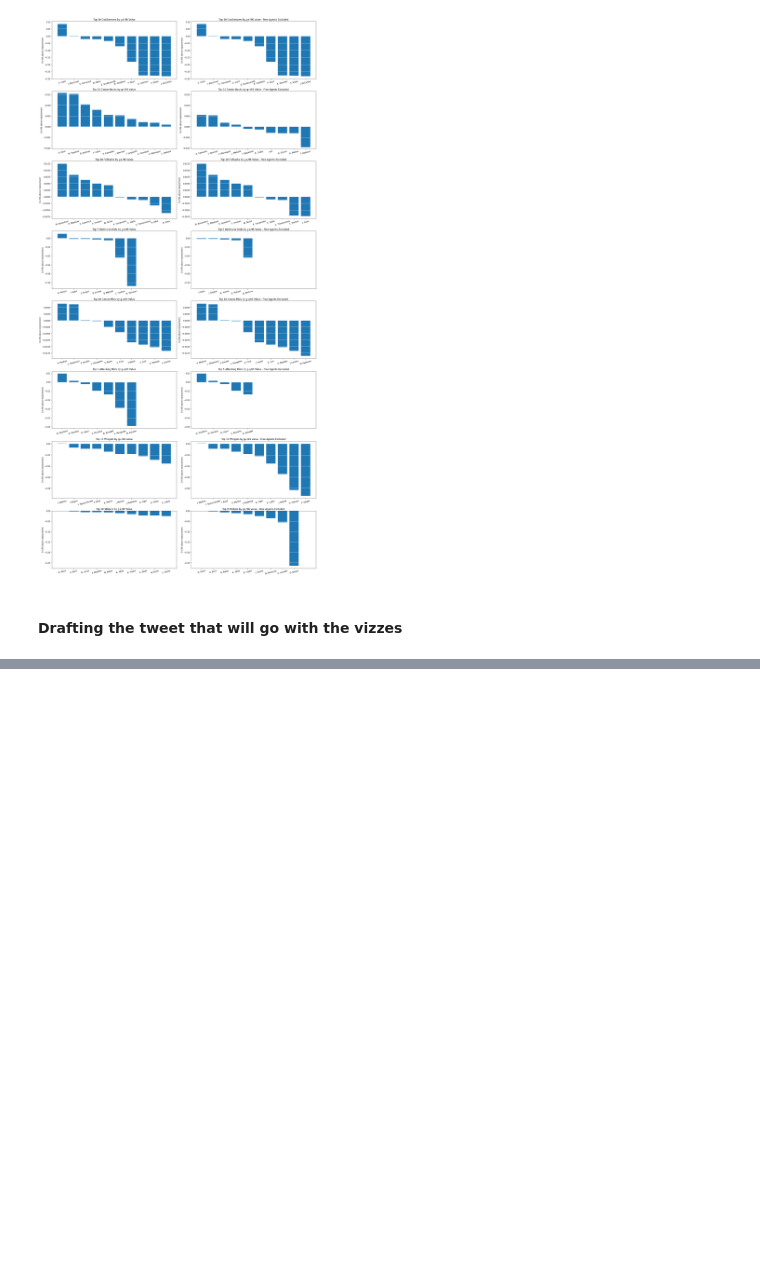
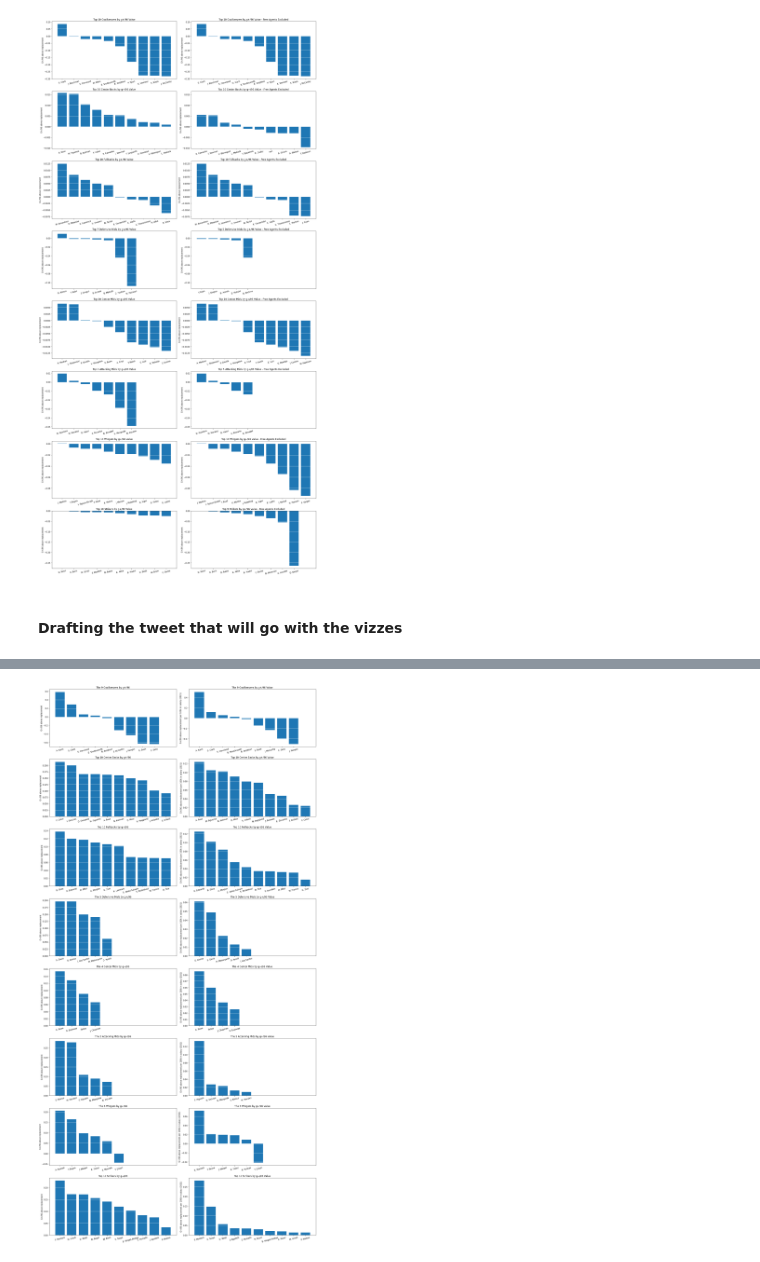
Before and after one commit to AddisonWood/CharlotteExpansionDraft_GoalsAdded, a Jupyter notebook: CharlotteExpansionDraft.ipynb, the cells around one changed output, grey strips where cells are left out. Drawn from its saved outputs; the diff is of its cells as text; code cells hidden in the pictures; blank space fills up the shorter version.

```diff
--- a/CharlotteExpansionDraft.ipynb
+++ b/CharlotteExpansionDraft.ipynb
@@ -795,0 +968,51 @@ plt.savefig('ExpansionDraft2022_byPos_Value.png', dpi=250)
+# %%
+# create the plot for data broken down by position
+# 8 unique positions, 2 columns each - w/ Free Agents, and w/o Free Agents
+######################################################################################################################################
+## first column
+fig, ax = plt.subplots(8,2, figsize=(20, 5*8))
+
+pos_abbrevs = ['GK', 'CB', 'FB', 'DM', 'CM', 'AM', 'W', 'ST']
+positions = ['Goalkeepers', 'Center Backs', 'Fullbacks', 'Defensive Mids', 'Center Mids', 'Attacking Mids', 'Wingers', 'Strikers']
+
+for i in range(8):
+    PosCleaned = Cleaned[Cleaned['Pos'] == pos_abbrevs[i]]
+    n = min(10, len(PosCleaned))
+    xlocs = list(range(n))
+    # for the title, if there are 10 or less players it's not the top 10 players, it's just the 10 players
+    if (len(PosCleaned) <= 10): s = f"The {n} {positions[i]} by g+/96"
+    else: s = f"Top {n} {positions[i]} by g+/96"
+    ax[i,0].set_title(s)
+    ax[i,0].bar(x=range(n), height=PosCleaned['g+/90'][:n])
+    ax[i,0].grid(axis='y', color='white') # negative space grid again
+    ax[i,0].set_xticks(xlocs)
+    ax[i,0].set_xticklabels(list(PosCleaned['Name_Short'][:n]), rotation=15)
+    ax[i,0].set_xlim((-0.89, 9.89)) # this correponds to the default xlim with 10 bars
+    ax[i,0].set_ylabel('G+/96 above replacement')
+
+    ######################################################################################################################################
+    ## second column
+
+    PosCleaned = Cleaned[Cleaned['Pos'] == pos_abbrevs[i]].sort_values(by='Value', ascending=False)
+    n = min(10, len(PosCleaned))
+    xlocs = list(range(n))
+    if (len(PosCleaned) <= 10): s = f"The {n} {positions[i]} by g+/96 Value"
+    else: s = f"Top {n} {positions[i]} by g+/96 Value"
+    ax[i,1].set_title(s)
+    ax[i,1].bar(x=range(n), height=PosCleaned['Value'][:n])
+    ax[i,1].grid(axis='y', color='white')
+    ax[i,1].set_xticks(xlocs)
+    ax[i,1].set_xticklabels(list(PosCleaned['Name_Short'][:n]), rotation=15)
+    ax[i,1].set_xlim((-0.89, 9.89))
+    ax[i,1].set_ylabel('G+/96 above replacement per 100k in salary (2021)')
+    # This sets the ylim to be the min between left and right col, and max between left and right col
+    # This way they match and nothing is cut off
+    #ax[i,0].set_ylim(min(ax[i,0].get_ylim()[0], ax[i,1].get_ylim()[0]), max(ax[i,0].get_ylim()[1], ax[i,1].get_ylim()[1]))
+    #ax[i,1].set_ylim(min(ax[i,0].get_ylim()[0], ax[i,1].get_ylim()[0]), max(ax[i,0].get_ylim()[1], ax[i,1].get_ylim()[1]))
+
+
+
+plt.tight_layout()
+plt.savefig('FreeAgents2022_byPos.png', dpi=250)
+# %% [output]
+[figure, added]
```
Also changed, not shown: parts of 15 cells of this notebook, 6 other files.
